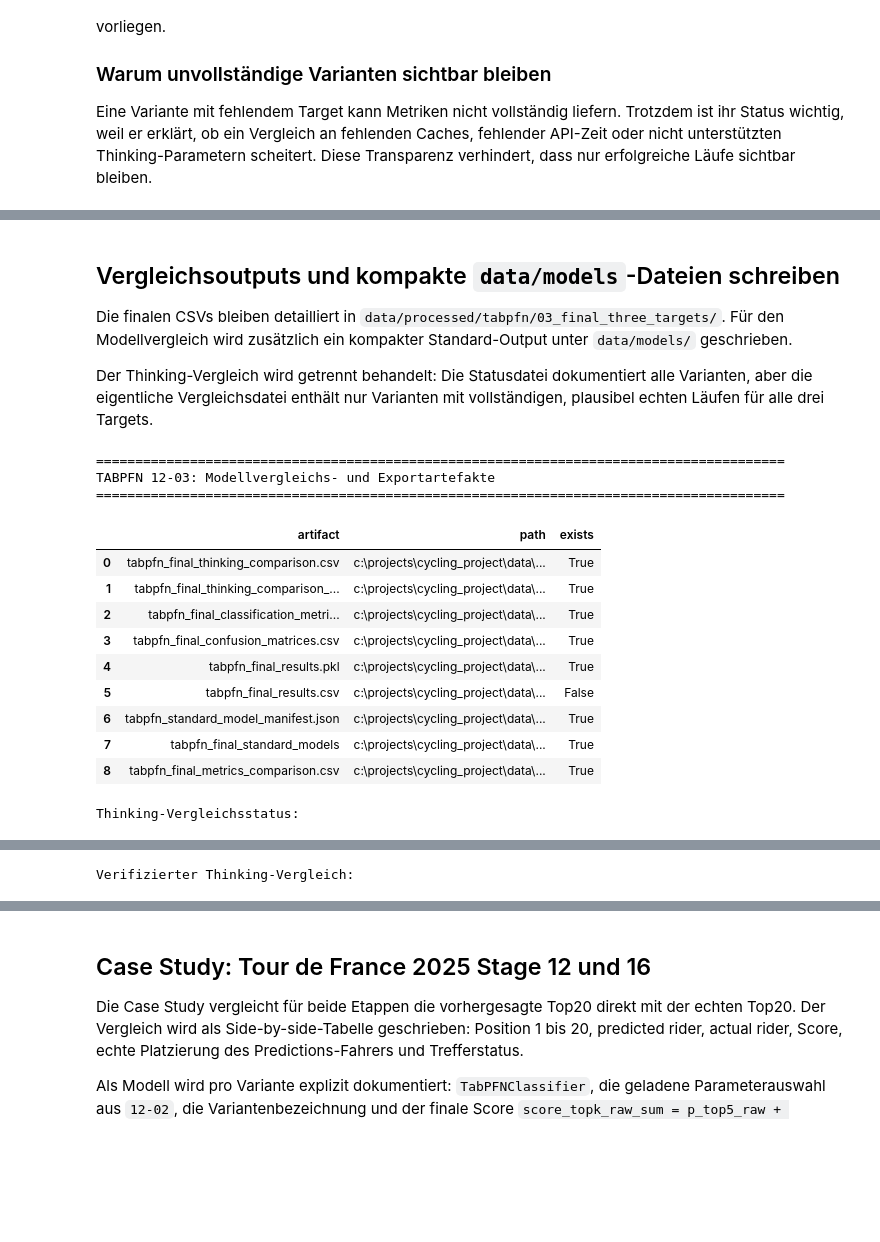
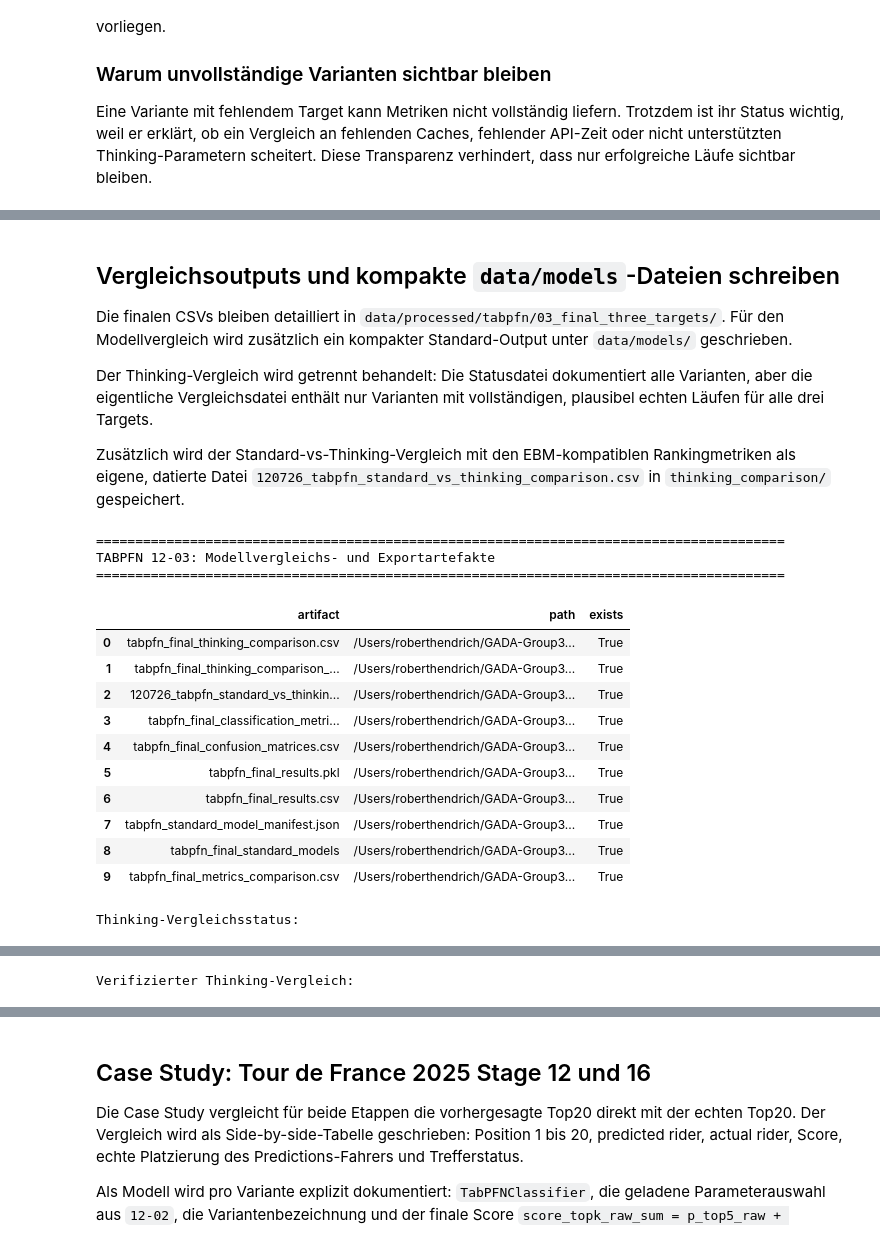
Before and after one commit to LPI24/GADA-Group3-Cycling-Stage-Prediction, a Jupyter notebook: src/Notebooks/12-03_TabPFN_Final_Test_Three_Targets_2024_2025.ipynb, the cells around one changed output, grey strips where cells are left out. Saved outputs shown, nothing was run; the diff lists cells and outputs as text; code cells hidden in the pictures; blank space fills up the shorter version.

```diff
--- a/src/Notebooks/12-03_TabPFN_Final_Test_Three_Targets_2024_2025.ipynb
+++ b/src/Notebooks/12-03_TabPFN_Final_Test_Three_Targets_2024_2025.ipynb
@@ -668,7 +606,7 @@ for variant in FINAL_TEST_VARIANTS:
         }
 
         pred = None
-        cache_allowed = pred_path.exists() and (not FORCE_RERUN) and (variant_name not in FORCE_RERUN_VARIANTS) and variant_can_run
+        cache_allowed = pred_path.exists() and (not FORCE_RERUN) and (variant_name not in (FORCE_RERUN_VARIANTS or [])) and variant_can_run
         if cache_allowed:
             sidecar_record = {}
             if sidecar_path.exists():
@@ -1404,6 +1378,8 @@ Monotonie-Diagnostics:
 Die finalen CSVs bleiben detailliert in `data/processed/tabpfn/03_final_three_targets/`. Für den Modellvergleich wird zusätzlich ein kompakter Standard-Output unter `data/models/` geschrieben.
 
 Der Thinking-Vergleich wird getrennt behandelt: Die Statusdatei dokumentiert alle Varianten, aber die eigentliche Vergleichsdatei enthält nur Varianten mit vollständigen, plausibel echten Läufen für alle drei Targets.
+
+Zusätzlich wird der Standard-vs-Thinking-Vergleich mit den EBM-kompatiblen Rankingmetriken als eigene, datierte Datei `120726_tabpfn_standard_vs_thinking_comparison.csv` in `thinking_comparison/` gespeichert.
 # %%
 # Thinking-Vergleich: nur vollständige und verifizierte Varianten werden in die Vergleichsdatei aufgenommen.
 if not overall_metrics_df.empty:
@@ -1423,6 +1399,17 @@ thinking_comparison_status.to_csv(RESULT_DIR / "tabpfn_final_thinking_comparison
 thinking_comparison_status.to_csv(THINKING_DIR / "tabpfn_thinking_comparison_status.csv", index=False)
 thinking_comparison.to_csv(RESULT_DIR / "tabpfn_final_thinking_comparison.csv", index=False)
 thinking_comparison.to_csv(THINKING_DIR / "tabpfn_thinking_metrics.csv", index=False)
+
+# Standard-vs-Thinking-Vergleich als eigene, datierte Datei (12.07.26) mit den EBM-kompatiblen Rankingmetriken.
+standard_vs_thinking_cols = [
+    "variant_name", "score_name", "test_scope", "n_stages",
+    "ndcg_at_5", "ndcg_at_10", "ndcg_at_20",
+    "top_1_accuracy", "top_5_accuracy", "top_10_accuracy", "top_20_accuracy",
+    "map", "map_at_10", "spearman_rho", "total_runtime_seconds",
+]
+standard_vs_thinking_path = THINKING_DIR / "120726_tabpfn_standard_vs_thinking_comparison.csv"
+standard_vs_thinking_available_cols = [col for col in standard_vs_thinking_cols if col in thinking_comparison.columns]
+thinking_comparison[standard_vs_thinking_available_cols].to_csv(standard_vs_thinking_path, index=False)
 
 usage_rows = []
 for _, runtime_row in runtime_by_variant.iterrows():
@@ -1473,7 +1460,7 @@ comparison_cols = [
     "model", "variant_name", "score_name", "test_years", "n_stages",
     "ndcg_at_5", "ndcg_at_10", "ndcg_at_20",
     "winner_hit_at_1", "winner_hit_at_5", "winner_hit_at_10", "winner_hit_at_20",
-    "map", "api_total_runtime_seconds", "runtime_complete_for_comparison",
+    "map", "map_at_10", "spearman_rho", "api_total_runtime_seconds", "runtime_complete_for_comparison",
 ]
 
 if not overall_metrics_df.empty:
@@ -1491,41 +1478,43 @@ if not overall_metrics_df.empty:
 else:
     pd.DataFrame(columns=comparison_cols).to_csv(MODEL_DIR / "tabpfn_final_metrics_comparison.csv", index=False)
 
 output_artifacts = pd.DataFrame([
     {"artifact": "tabpfn_final_thinking_comparison.csv", "path": str(RESULT_DIR / "tabpfn_final_thinking_comparison.csv"), "exists": (RESULT_DIR / "tabpfn_final_thinking_comparison.csv").exists()},
     {"artifact": "tabpfn_final_thinking_comparison_status.csv", "path": str(RESULT_DIR / "tabpfn_final_thinking_comparison_status.csv"), "exists": (RESULT_DIR / "tabpfn_final_thinking_comparison_status.csv").exists()},
+    {"artifact": "120726_tabpfn_standard_vs_thinking_comparison.csv", "path": str(standard_vs_thinking_path), "exists": standard_vs_thinking_path.exists()},
     {"artifact": "tabpfn_final_classification_metrics.csv", "path": str(RESULT_DIR / "tabpfn_final_classification_metrics.csv"), "exists": (RESULT_DIR / "tabpfn_final_classification_metrics.csv").exists()},
     {"artifact": "tabpfn_final_confusion_matrices.csv", "path": str(RESULT_DIR / "tabpfn_final_confusion_matrices.csv"), "exists": (RESULT_DIR / "tabpfn_final_confusion_matrices.csv").exists()},
     {"artifact": "tabpfn_final_results.pkl", "path": str(MODEL_DIR / "tabpfn_final_results.pkl"), "exists": (MODEL_DIR / "tabpfn_final_results.pkl").exists()},
     {"artifact": "tabpfn_final_results.csv", "path": str(MODEL_DIR / "tabpfn_final_results.csv"), "exists": (MODEL_DIR / "tabpfn_final_results.csv").exists()},
     {"artifact": "tabpfn_standard_model_manifest.json", "path": str(STANDARD_MODEL_MANIFEST_PATH), "exists": STANDARD_MODEL_MANIFEST_PATH.exists()},
     {"artifact": "tabpfn_final_standard_models", "path": str(STANDARD_MODEL_DIR), "exists": STANDARD_MODEL_DIR.exists()},
     {"artifact": "tabpfn_final_metrics_comparison.csv", "path": str(MODEL_DIR / "tabpfn_final_metrics_comparison.csv"), "exists": (MODEL_DIR / "tabpfn_final_metrics_comparison.csv").exists()},
 ])
 
 print("=" * 88)
 print("TABPFN 12-03: Modellvergleichs- und Exportartefakte")
 print("=" * 88)
 display(output_artifacts)
 if not thinking_comparison_status.empty:
     print("Thinking-Vergleichsstatus:")
     display(thinking_comparison_status)
 if not thinking_comparison.empty:
     print("Verifizierter Thinking-Vergleich:")
     display(thinking_comparison)
 # %% [output]
 ========================================================================================
 TABPFN 12-03: Modellvergleichs- und Exportartefakte
 ========================================================================================
 |  | artifact | path | exists |
-| 0 | tabpfn_final_thinking_comparison.csv | c:\projects\cycling_project\data\... | True |
-| 1 | tabpfn_final_thinking_comparison_... | c:\projects\cycling_project\data\... | True |
-| 2 | tabpfn_final_classification_metri... | c:\projects\cycling_project\data\... | True |
-| 3 | tabpfn_final_confusion_matrices.csv | c:\projects\cycling_project\data\... | True |
-| 4 | tabpfn_final_results.pkl | c:\projects\cycling_project\data\... | True |
-| 5 | tabpfn_final_results.csv | c:\projects\cycling_project\data\... | False |
-| 6 | tabpfn_standard_model_manifest.json | c:\projects\cycling_project\data\... | True |
-| 7 | tabpfn_final_standard_models | c:\projects\cycling_project\data\... | True |
-| 8 | tabpfn_final_metrics_comparison.csv | c:\projects\cycling_project\data\... | True |
+| 0 | tabpfn_final_thinking_comparison.csv | /Users/roberthendrich/GADA-Group3... | True |
+| 1 | tabpfn_final_thinking_comparison_... | /Users/roberthendrich/GADA-Group3... | True |
+| 2 | 120726_tabpfn_standard_vs_thinkin... | /Users/roberthendrich/GADA-Group3... | True |
+| 3 | tabpfn_final_classification_metri... | /Users/roberthendrich/GADA-Group3... | True |
+| 4 | tabpfn_final_confusion_matrices.csv | /Users/roberthendrich/GADA-Group3... | True |
+| 5 | tabpfn_final_results.pkl | /Users/roberthendrich/GADA-Group3... | True |
+| 6 | tabpfn_final_results.csv | /Users/roberthendrich/GADA-Group3... | True |
+| 7 | tabpfn_standard_model_manifest.json | /Users/roberthendrich/GADA-Group3... | True |
+| 8 | tabpfn_final_standard_models | /Users/roberthendrich/GADA-Group3... | True |
+| 9 | tabpfn_final_metrics_comparison.csv | /Users/roberthendrich/GADA-Group3... | True |
 Thinking-Vergleichsstatus:
 |  | variant_name | score_name | test_scope | n_stages | ndcg_at_5 | ndcg_at_10 | ndcg_at_20 | top_1_accuracy | ... |
```
Also changed, not shown: parts of 9 cells of this notebook, 26 other files.
